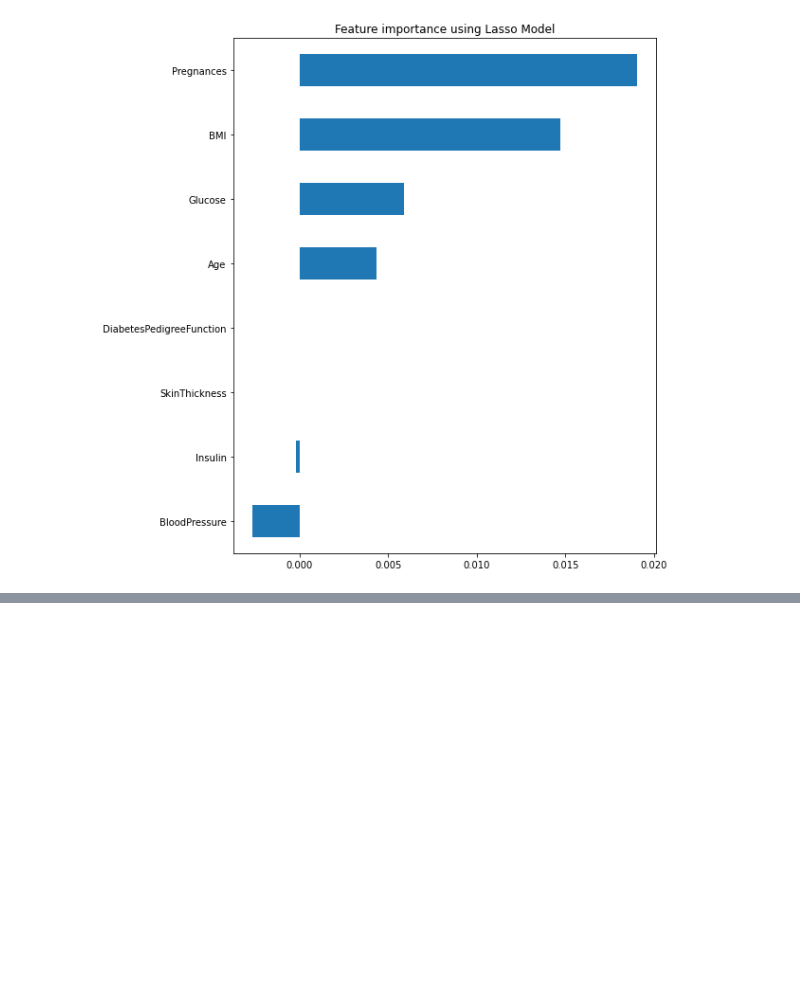
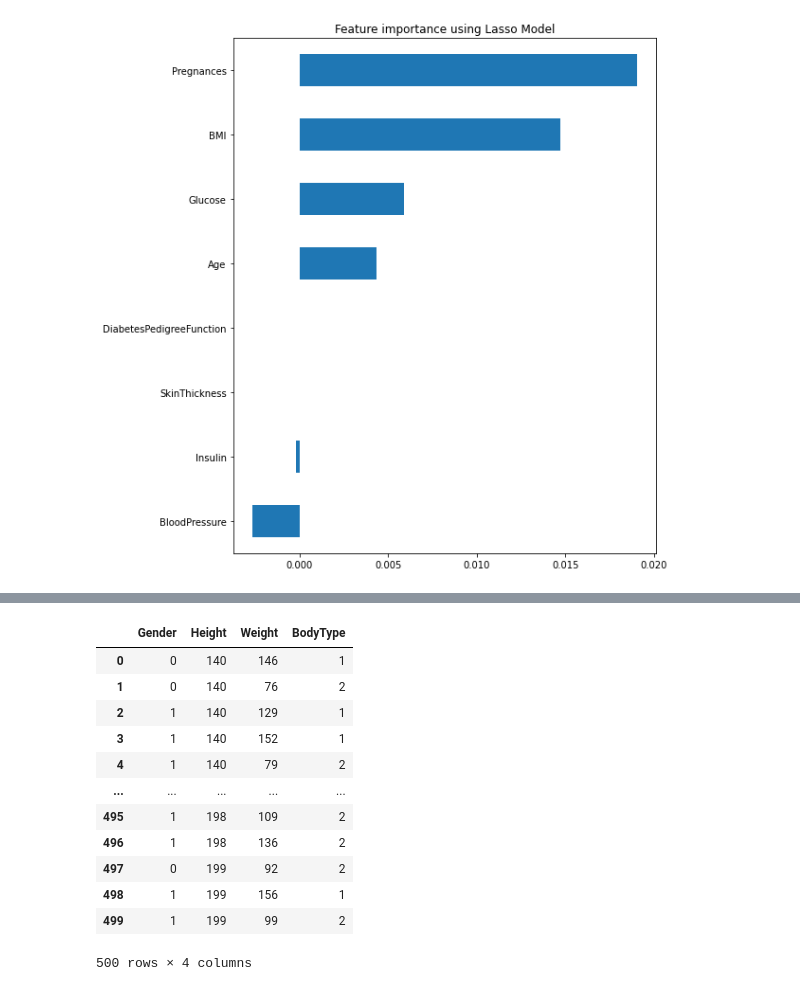
Before and after one commit to slowvak/FeatureSelectionTutorial, a Jupyter notebook: FeatureSelection.ipynb, the cells around one changed output, grey strips where cells are left out. Saved outputs shown, nothing was run; the diff lists cells and outputs as text; code cells hidden in the pictures; blank space fills up the shorter version.

```diff
--- a/FeatureSelection.ipynb
+++ b/FeatureSelection.ipynb
@@ -347,0 +411,19 @@ Text(0.5, 1.0, 'Feature importance using Lasso Model')
+# %%
+for cat in ['Gender', 'BodyType']:
+    HtWt[cat] = HtWt[cat].astype('category').cat.codes
+
+HtWt
+# %% [output]
+|  | Gender | Height | Weight | BodyType |
+| 0 | 0 | 140 | 146 | 1 |
+| 1 | 0 | 140 | 76 | 2 |
+| 2 | 1 | 140 | 129 | 1 |
+| 3 | 1 | 140 | 152 | 1 |
+| 4 | 1 | 140 | 79 | 2 |
+| ... | ... | ... | ... | ... |
+| 495 | 1 | 198 | 109 | 2 |
+| 496 | 1 | 198 | 136 | 2 |
+| 497 | 0 | 199 | 92 | 2 |
+| 498 | 1 | 199 | 156 | 1 |
+| 499 | 1 | 199 | 99 | 2 |
+500 rows × 4 columns
```
Also changed, not shown: parts of 24 cells of this notebook.
